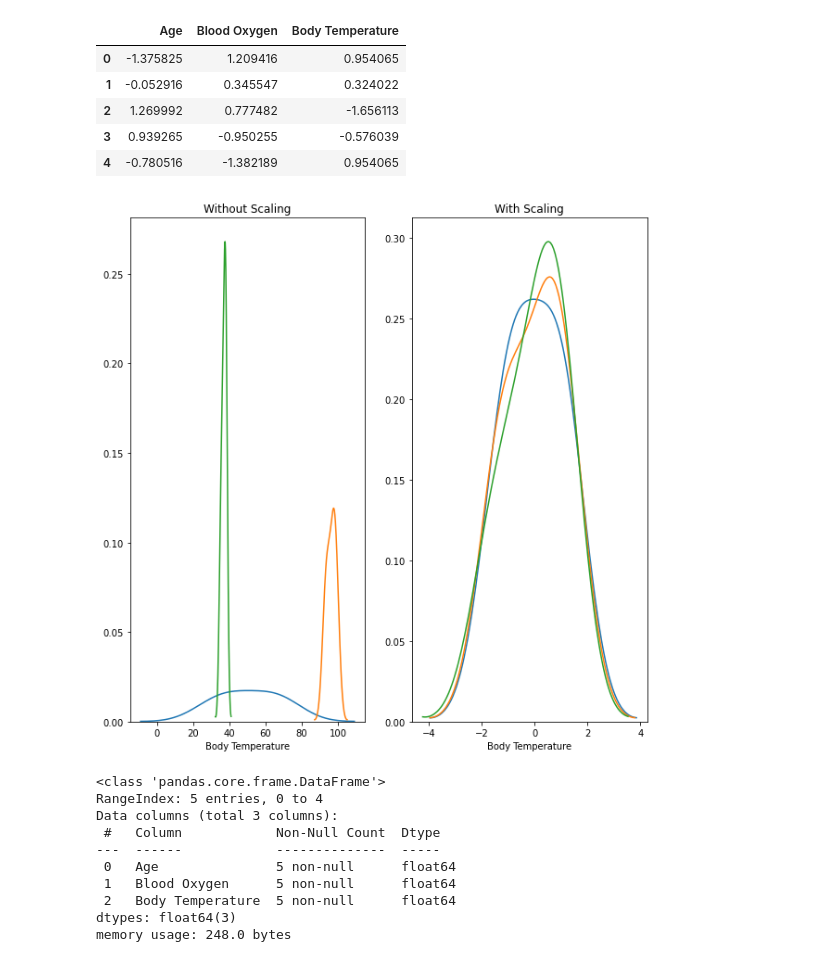
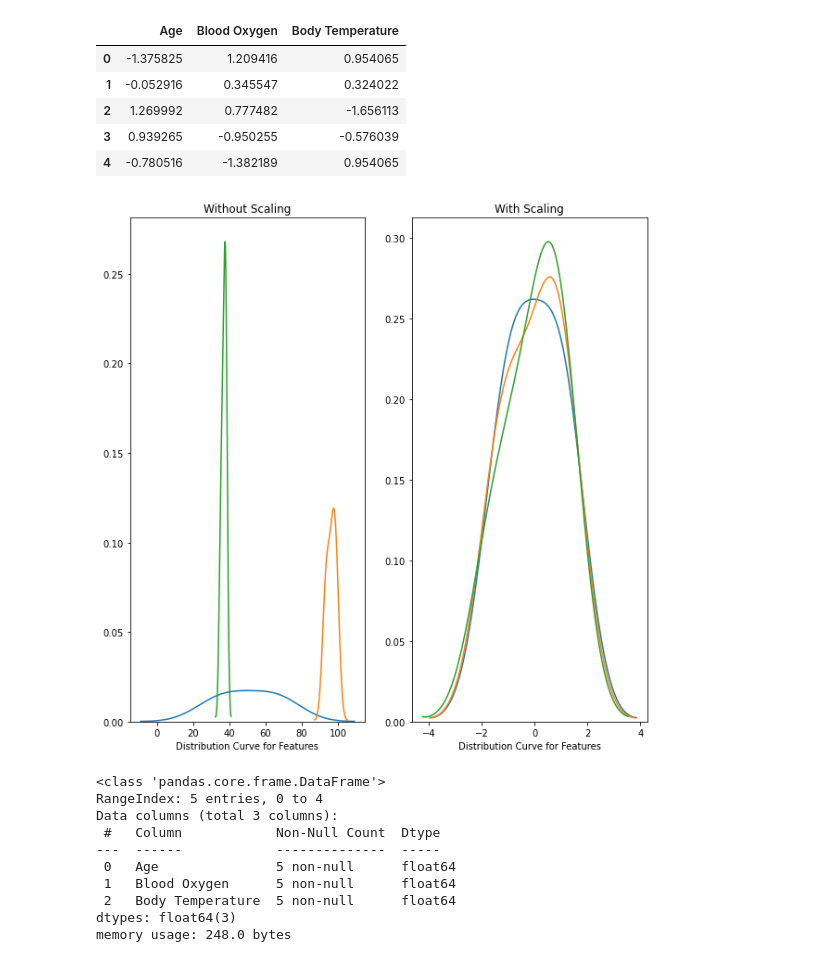
Before and after one commit to RajeshRamachander/scalar, a Jupyter notebook: Scalar.ipynb, the cells around one changed output. Drawn from its saved outputs; the diff is of its cells as text; code cells hidden in the pictures.

Commit message:
Update Scalar.ipynb
Labels for plot

```diff
--- a/Scalar.ipynb
+++ b/Scalar.ipynb
@@ -56,18 +56,20 @@ scaled_medical_features
 # %%
 fig, (ax1, ax2) = plt.subplots(ncols=2, figsize=(10, 10))
 ax1.set_title('Without Scaling')
 sns.distplot(medical_features['Age'], hist=False, ax=ax1)
 sns.distplot(medical_features['Blood Oxygen'],hist=False, ax=ax1)
 sns.distplot(medical_features['Body Temperature'],hist=False, ax=ax1)
+ax1.set(xlabel='Distribution Curve for Features')
 
 ax2.set_title('With Scaling')
 sns.distplot(scaled_medical_features['Age'],hist=False, ax=ax2)
 sns.distplot(scaled_medical_features['Blood Oxygen'],hist=False, ax=ax2)
 sns.distplot(scaled_medical_features['Body Temperature'],hist=False, ax=ax2)
+ax2.set(xlabel='Distribution Curve for Features')
 
 plt.show()
 # %% [output]
-[figure, old version]
+[figure, new version]
 # %%
 scaled_medical_features.info()
 # %% [output]
```
